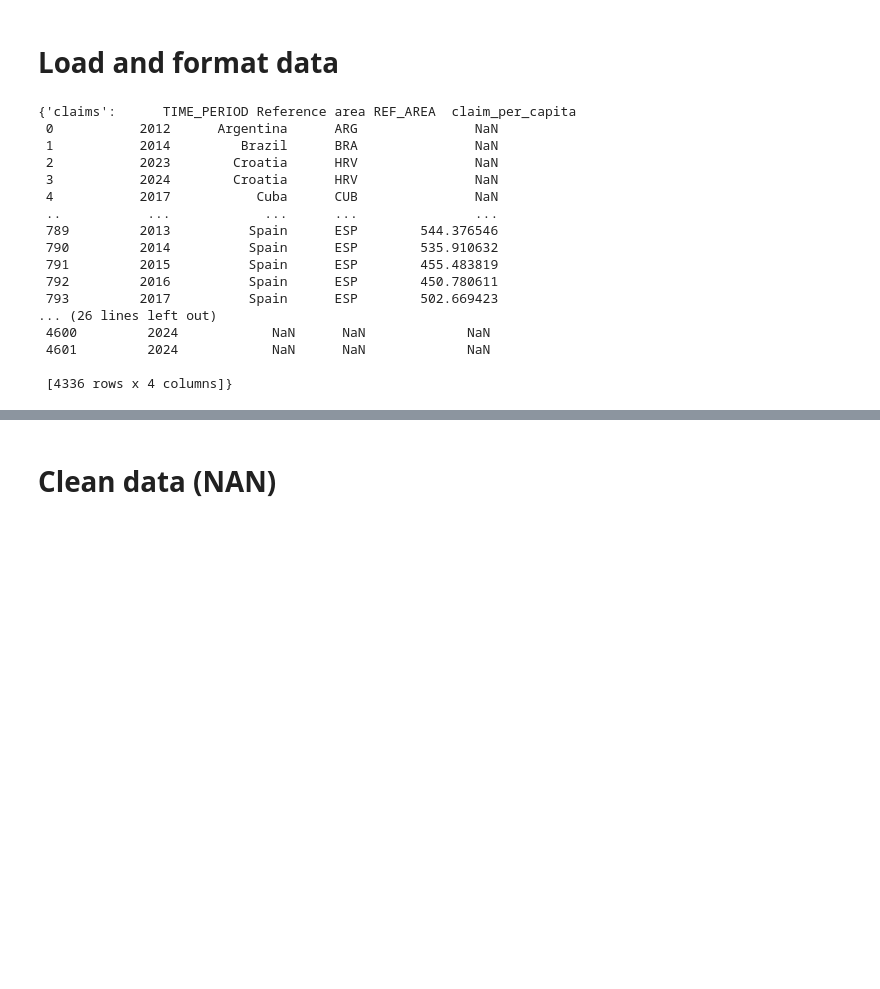
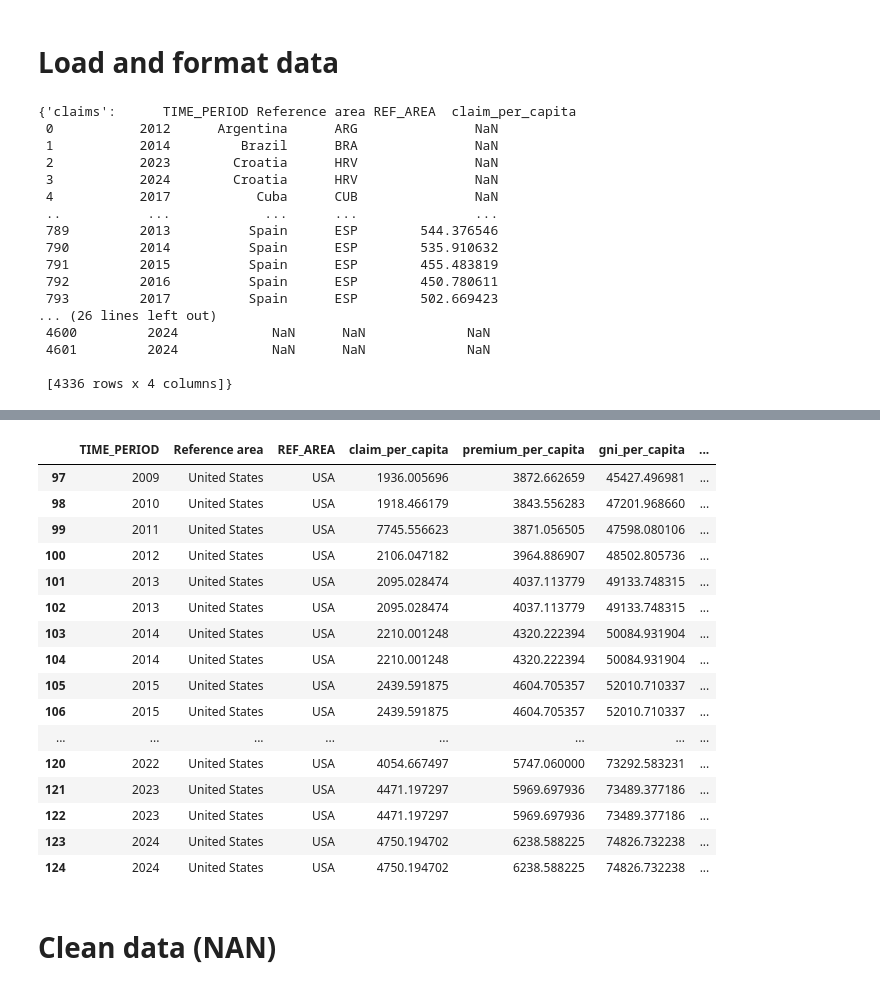
Before and after one commit to lawho13/Influence-Parameter-Calibration-of-UBI-Equilibrium, a Jupyter notebook: notebooks/risk_aversion.ipynb, the cells around one changed output, grey strips where cells are left out. Drawn from its saved outputs; the diff is of its cells as text; code cells hidden in the pictures; blank space fills up the shorter version.

```diff
--- a/notebooks/risk_aversion.ipynb
+++ b/notebooks/risk_aversion.ipynb
@@ -98,7 +98,7 @@ df_final = df_long[['TIME_PERIOD', 'Country Name', 'Country Code', 'OBS_VALUE']]
 df_final = df_final.sort_values(['Country Name', 'TIME_PERIOD'])
 # %%
 # wealth data is in national currency and current prices, based on chosen economies will need to convert to 2022 USD.
-cpi = pd.read_csv('/content/drive/My Drive/490 project/us_cpi.csv')
+cpi = pd.read_csv('/common/home/lh811/Documents/Influence-Parameter-Calibration-of-UBI-Equilibrium/data/us_cpi.csv')
 cpi.head()
 cpi['year'] = pd.to_datetime(cpi['observation_date']).dt.year
 cpi_2022 = cpi.loc[cpi['year'] == 2022, 'CPIAUCSL'].values[0]
@@ -178,13 +178,13 @@ def clean_gnp(df, n_table):
                             'Country Code': 'REF_AREA'})
 
   # Calculate OBS_VALUE_converted
-  df['OBS_VALUE_converted'] = df['OBS_VALUE'] * df['TIME_PERIOD'].map(adjustment_map)
+  df['gni_converted'] = df['OBS_VALUE'] * df['TIME_PERIOD'].map(adjustment_map)
 
   # Merge with n_table
   df = df.merge(n_table, on=['TIME_PERIOD', 'Reference area'], how='left')
 
   # Calculate gni_per_capita using the converted OBS_VALUE
-  df['gni_per_capita'] = df['OBS_VALUE_converted'] / df['n'] # per capita computation
+  df['gni_per_capita'] = df['gni_converted'] / df['n'] # per capita computation
 
   df = df[df['TIME_PERIOD']!=2025]
   df = df[['TIME_PERIOD', 'Reference area', 'REF_AREA', 'gni_per_capita']]
@@ -278,3 +381,23 @@ dtype: int64
+# %%
+final_df[final_df['Reference area']=='United States']
+# %% [output]
+|  | TIME_PERIOD | Reference area | REF_AREA | claim_per_capita | premium_per_capita | gni_per_capita | ... |
+| 97 | 2009 | United States | USA | 1936.005696 | 3872.662659 | 45427.496981 | ... |
+| 98 | 2010 | United States | USA | 1918.466179 | 3843.556283 | 47201.968660 | ... |
+| 99 | 2011 | United States | USA | 7745.556623 | 3871.056505 | 47598.080106 | ... |
+| 100 | 2012 | United States | USA | 2106.047182 | 3964.886907 | 48502.805736 | ... |
+| 101 | 2013 | United States | USA | 2095.028474 | 4037.113779 | 49133.748315 | ... |
+| 102 | 2013 | United States | USA | 2095.028474 | 4037.113779 | 49133.748315 | ... |
+| 103 | 2014 | United States | USA | 2210.001248 | 4320.222394 | 50084.931904 | ... |
+| 104 | 2014 | United States | USA | 2210.001248 | 4320.222394 | 50084.931904 | ... |
+| 105 | 2015 | United States | USA | 2439.591875 | 4604.705357 | 52010.710337 | ... |
+| 106 | 2015 | United States | USA | 2439.591875 | 4604.705357 | 52010.710337 | ... |
+| ... | ... | ... | ... | ... | ... | ... | ... |
+| 120 | 2022 | United States | USA | 4054.667497 | 5747.060000 | 73292.583231 | ... |
+| 121 | 2023 | United States | USA | 4471.197297 | 5969.697936 | 73489.377186 | ... |
+| 122 | 2023 | United States | USA | 4471.197297 | 5969.697936 | 73489.377186 | ... |
+| 123 | 2024 | United States | USA | 4750.194702 | 6238.588225 | 74826.732238 | ... |
+| 124 | 2024 | United States | USA | 4750.194702 | 6238.588225 | 74826.732238 | ... |
 # %% [markdown]
 # Clean data (NAN)
 # %%
```
Also changed, not shown: parts of 26 cells of this notebook.
